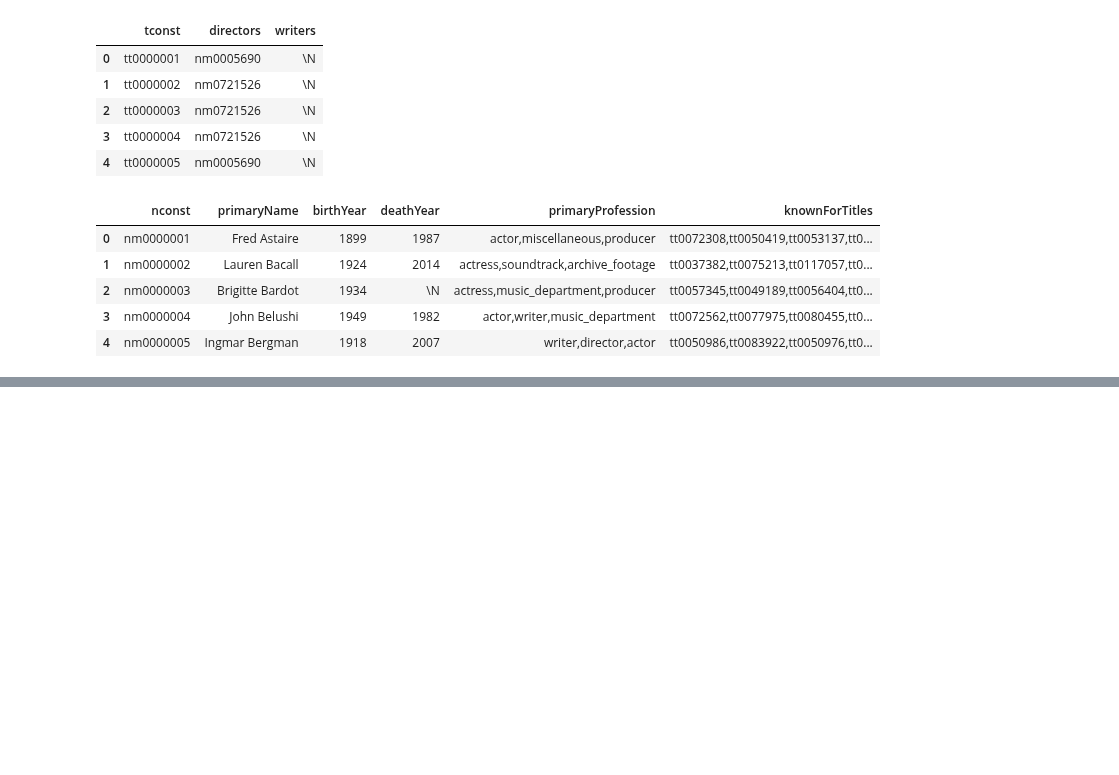
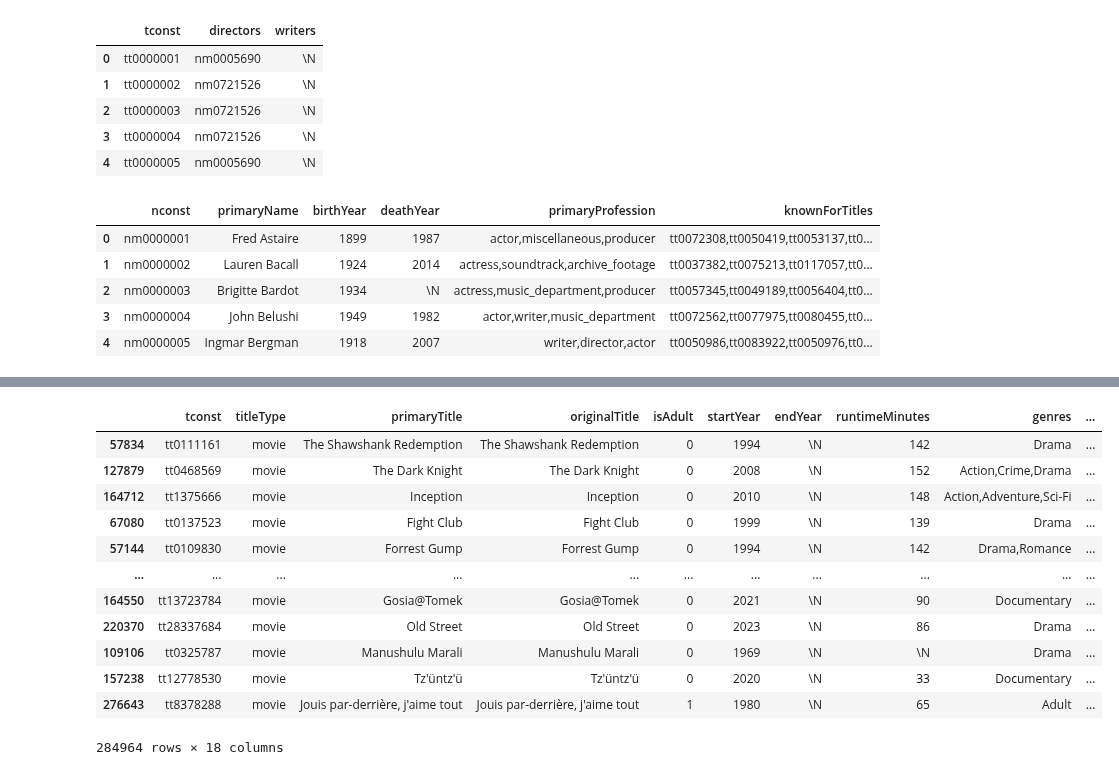
Before and after one commit to ParkerHar/Popular-Movie-Analysis, a Jupyter notebook: movie_data_merge.ipynb, the cells around one changed output, grey strips where cells are left out. Cells and saved outputs as stored; diff of their text form; code cells hidden in the pictures; blank space fills up the shorter version.

```diff
--- a/movie_data_merge.ipynb
+++ b/movie_data_merge.ipynb
@@ -82,0 +126,16 @@ name_df.head()
+# %%
+main_df.sort_values(by='numVotes',ascending=False)
+# %% [output]
+|  | tconst | titleType | primaryTitle | originalTitle | isAdult | startYear | endYear | runtimeMinutes | genres | ... |
+| 57834 | tt0111161 | movie | The Shawshank Redemption | The Shawshank Redemption | 0 | 1994 | \N | 142 | Drama | ... |
+| 127879 | tt0468569 | movie | The Dark Knight | The Dark Knight | 0 | 2008 | \N | 152 | Action,Crime,Drama | ... |
+| 164712 | tt1375666 | movie | Inception | Inception | 0 | 2010 | \N | 148 | Action,Adventure,Sci-Fi | ... |
+| 67080 | tt0137523 | movie | Fight Club | Fight Club | 0 | 1999 | \N | 139 | Drama | ... |
+| 57144 | tt0109830 | movie | Forrest Gump | Forrest Gump | 0 | 1994 | \N | 142 | Drama,Romance | ... |
+| ... | ... | ... | ... | ... | ... | ... | ... | ... | ... | ... |
+| 164550 | tt13723784 | movie | Gosia@Tomek | Gosia@Tomek | 0 | 2021 | \N | 90 | Documentary | ... |
+| 220370 | tt28337684 | movie | Old Street | Old Street | 0 | 2023 | \N | 86 | Drama | ... |
+| 109106 | tt0325787 | movie | Manushulu Marali | Manushulu Marali | 0 | 1969 | \N | \N | Drama | ... |
+| 157238 | tt12778530 | movie | Tz'üntz'ü | Tz'üntz'ü | 0 | 2020 | \N | 33 | Documentary | ... |
+| 276643 | tt8378288 | movie | Jouis par-derrière, j'aime tout | Jouis par-derrière, j'aime tout | 1 | 1980 | \N | 65 | Adult | ... |
+284964 rows × 18 columns
```
Also changed, not shown: parts of 7 cells of this notebook.
